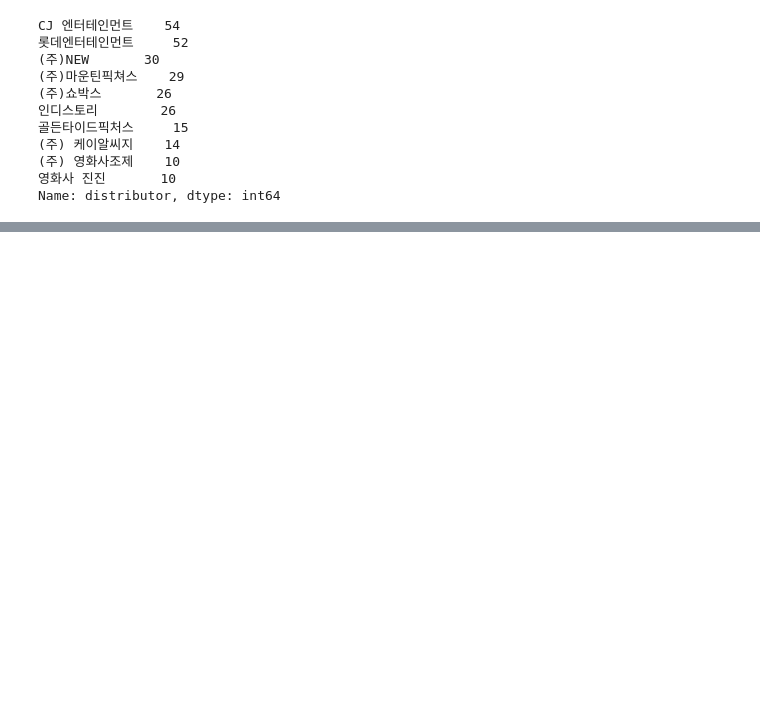
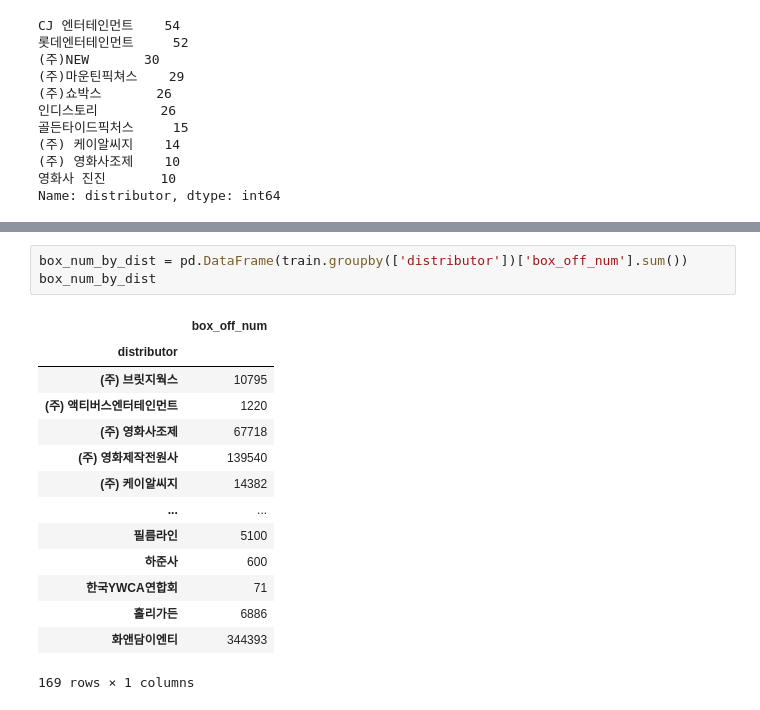
Before and after one commit to chacha715/ESA, a Jupyter notebook: mini_project_차민경.ipynb, the cells around one changed output, grey strips where cells are left out. Drawn from its saved outputs; the diff is of its cells as text; blank space fills up the shorter version.

```diff
--- a/mini_project_차민경.ipynb
+++ b/mini_project_차민경.ipynb
@@ -280,0 +435,18 @@ ax = sns.countplot('distributor',data=train_top6,hue='genre')
+# %%
+box_num_by_dist = pd.DataFrame(train.groupby(['distributor'])['box_off_num'].sum())
+box_num_by_dist
+# %% [output]
+|  | box_off_num |
+| distributor |  |
+| (주) 브릿지웍스 | 10795 |
+| (주) 액티버스엔터테인먼트 | 1220 |
+| (주) 영화사조제 | 67718 |
+| (주) 영화제작전원사 | 139540 |
+| (주) 케이알씨지 | 14382 |
+| ... | ... |
+| 필름라인 | 5100 |
+| 하준사 | 600 |
+| 한국YWCA연합회 | 71 |
+| 홀리가든 | 6886 |
+| 화앤담이엔티 | 344393 |
+169 rows × 1 columns
```
Also changed, not shown: parts of 25 cells of this notebook.
